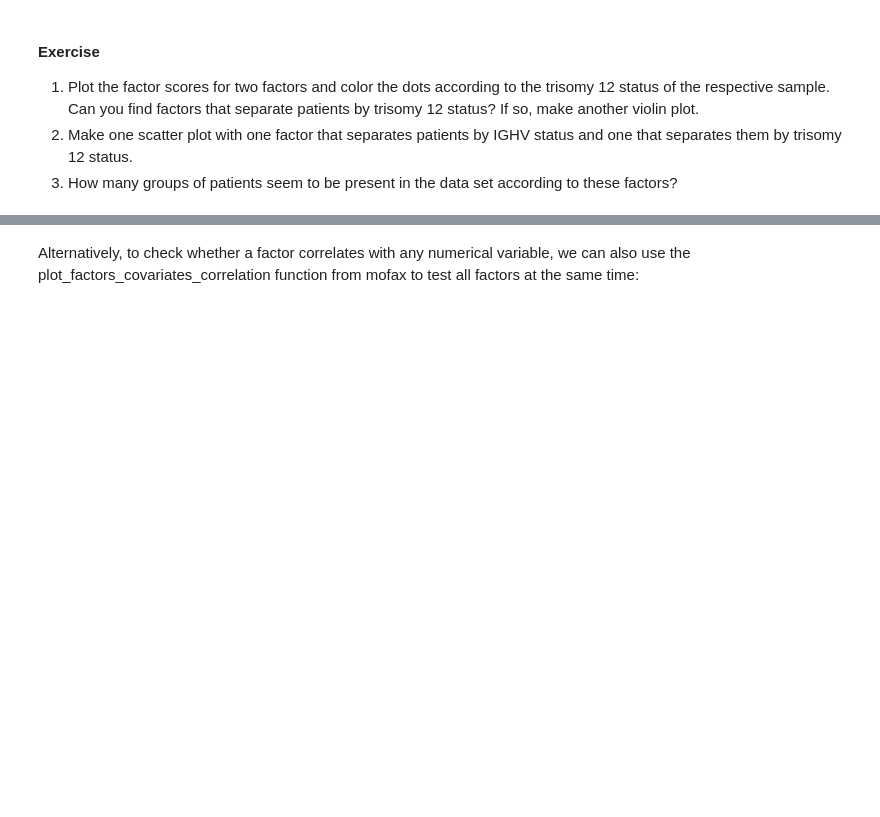
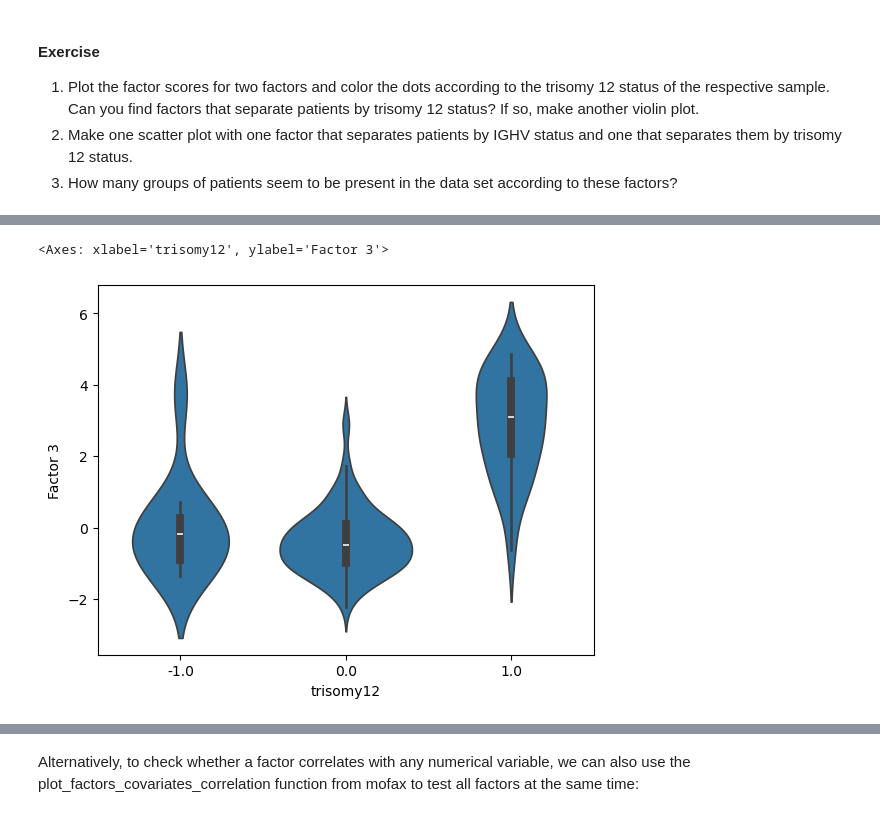
Before and after one commit to penelopenelope/ebi_mofa_workshop_precision_medicine, a Jupyter notebook: project.ipynb, the cells around one changed output, grey strips where cells are left out. Cells and saved outputs as stored; diff of their text form; code cells hidden in the pictures; blank space fills up the shorter version.

```diff
--- a/project.ipynb
+++ b/project.ipynb
@@ -771,0 +828,4 @@ model.metadata["trisomy12"].fillna(-1, inplace=True)
+# %%
+factor_scores_df["trisomy12"] = model.metadata["trisomy12"]
+sns.violinplot(data=factor_scores_df, x="trisomy12", y="Factor 3")
+# %% [output]
@@ -771,0 +834,2 @@ model.metadata["trisomy12"].fillna(-1, inplace=True)
+<Axes: xlabel='trisomy12', ylabel='Factor 3'>
+[figure, added]
```
Also changed, not shown: parts of 32 cells of this notebook.
